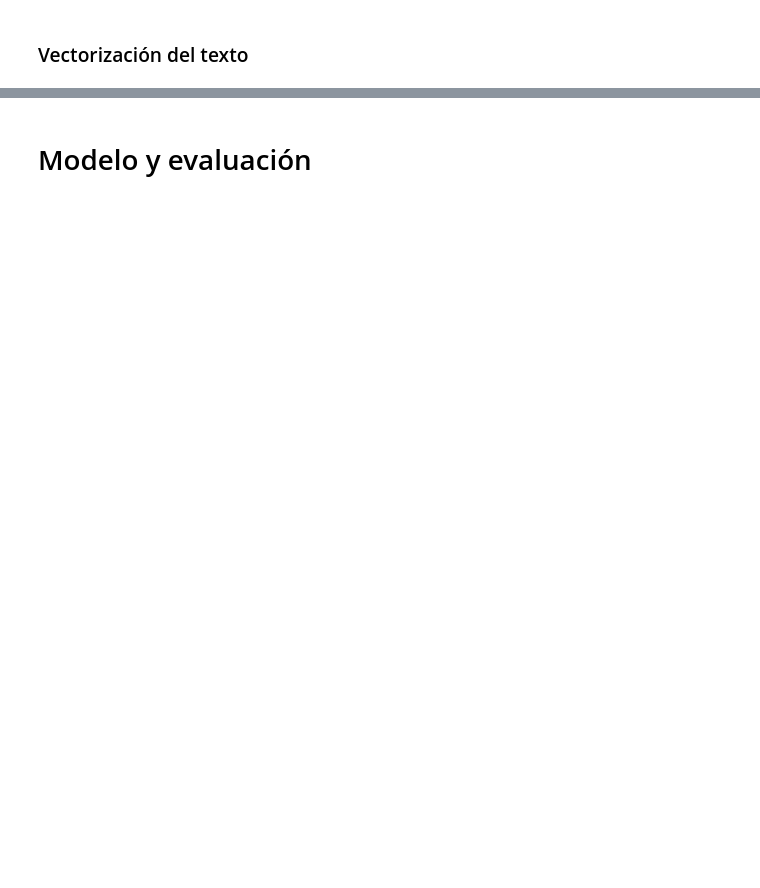
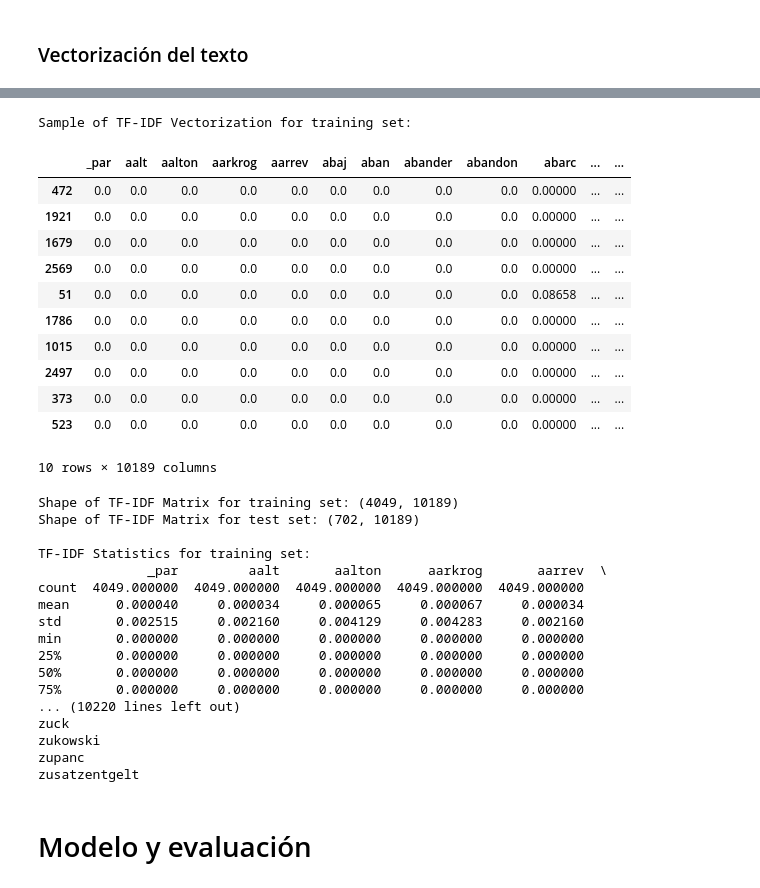
Before and after one commit to Sebasos01/BI_proyecto_1, a Jupyter notebook: proyecto_1_entrega_1.ipynb, the cells around one changed output, grey strips where cells are left out. Saved outputs shown, nothing was run; the diff lists cells and outputs as text; code cells hidden in the pictures; blank space fills up the shorter version.

```diff
--- a/proyecto_1_entrega_1.ipynb
+++ b/proyecto_1_entrega_1.ipynb
@@ -503,2 +367,66 @@ zusatzentgelt
+# %%
+from sklearn.feature_extraction.text import TfidfVectorizer
+import pandas as pd
+
+# Initialize TF-IDF Vectorizer
+tfidf_vectorizer = TfidfVectorizer()
+
+# Fit and transform the text data from df1
+X_tfidf_1 = tfidf_vectorizer.fit_transform(df1['Textos_espanol'])
+
+# Transform the text data from df2 using the fitted vectorizer
+X_tfidf_2 = tfidf_vectorizer.transform(df2['Textos_espanol'])
+
+# Convert the sparse matrix results to dense format and create DataFrames
+tfidf_df_1 = pd.DataFrame(X_tfidf_1.toarray(), columns=tfidf_vectorizer.get_feature_names_out())
+tfidf_df_2 = pd.DataFrame(X_tfidf_2.toarray(), columns=tfidf_vectorizer.get_feature_names_out())
+
+# Show a sample of 10 random rows from the TF-IDF DataFrame to understand the distribution
+print("Sample of TF-IDF Vectorization for training set:")
+display(tfidf_df_1.sample(10))
+
+# Optionally, display the shape of the DataFrames to understand the dimensionality
+print("\nShape of TF-IDF Matrix for training set:", tfidf_df_1.shape)
+print("Shape of TF-IDF Matrix for test set:", tfidf_df_2.shape)
+
+# Display statistics like mean, max, and min to understand the TF-IDF score distribution
+print("\nTF-IDF Statistics for training set:")
+print(tfidf_df_1.describe())
+
+# Print out the feature names (words) in the vocabulary to understand what terms are being analyzed
+print("\nTF-IDF Feature Names (Vocabulary):")
+for col in tfidf_df_1.columns:
+    print(col)
+# %% [output]
+Sample of TF-IDF Vectorization for training set:
+|  | _par | aalt | aalton | aarkrog | aarrev | abaj | aban | abander | abandon | abarc | ... | ... |
+| 472 | 0.0 | 0.0 | 0.0 | 0.0 | 0.0 | 0.0 | 0.0 | 0.0 | 0.0 | 0.00000 | ... | ... |
+| 1921 | 0.0 | 0.0 | 0.0 | 0.0 | 0.0 | 0.0 | 0.0 | 0.0 | 0.0 | 0.00000 | ... | ... |
+| 1679 | 0.0 | 0.0 | 0.0 | 0.0 | 0.0 | 0.0 | 0.0 | 0.0 | 0.0 | 0.00000 | ... | ... |
+| 2569 | 0.0 | 0.0 | 0.0 | 0.0 | 0.0 | 0.0 | 0.0 | 0.0 | 0.0 | 0.00000 | ... | ... |
+| 51 | 0.0 | 0.0 | 0.0 | 0.0 | 0.0 | 0.0 | 0.0 | 0.0 | 0.0 | 0.08658 | ... | ... |
+| 1786 | 0.0 | 0.0 | 0.0 | 0.0 | 0.0 | 0.0 | 0.0 | 0.0 | 0.0 | 0.00000 | ... | ... |
+| 1015 | 0.0 | 0.0 | 0.0 | 0.0 | 0.0 | 0.0 | 0.0 | 0.0 | 0.0 | 0.00000 | ... | ... |
+| 2497 | 0.0 | 0.0 | 0.0 | 0.0 | 0.0 | 0.0 | 0.0 | 0.0 | 0.0 | 0.00000 | ... | ... |
+| 373 | 0.0 | 0.0 | 0.0 | 0.0 | 0.0 | 0.0 | 0.0 | 0.0 | 0.0 | 0.00000 | ... | ... |
+| 523 | 0.0 | 0.0 | 0.0 | 0.0 | 0.0 | 0.0 | 0.0 | 0.0 | 0.0 | 0.00000 | ... | ... |
+10 rows × 10189 columns
+Shape of TF-IDF Matrix for training set: (4049, 10189)
+Shape of TF-IDF Matrix for test set: (702, 10189)
+
+TF-IDF Statistics for training set:
+              _par         aalt       aalton      aarkrog       aarrev  \
+count  4049.000000  4049.000000  4049.000000  4049.000000  4049.000000
+mean      0.000040     0.000034     0.000065     0.000067     0.000034
+std       0.002515     0.002160     0.004129     0.004283     0.002160
+min       0.000000     0.000000     0.000000     0.000000     0.000000
+25%       0.000000     0.000000     0.000000     0.000000     0.000000
+50%       0.000000     0.000000     0.000000     0.000000     0.000000
+75%       0.000000     0.000000     0.000000     0.000000     0.000000
+... (10220 lines left out)
+zuck
+zukowski
+zupanc
+zusatzentgelt
 # %% [markdown]
 # Modelo y evaluación
```
Also changed, not shown: parts of 20 cells of this notebook, 1 other file.
